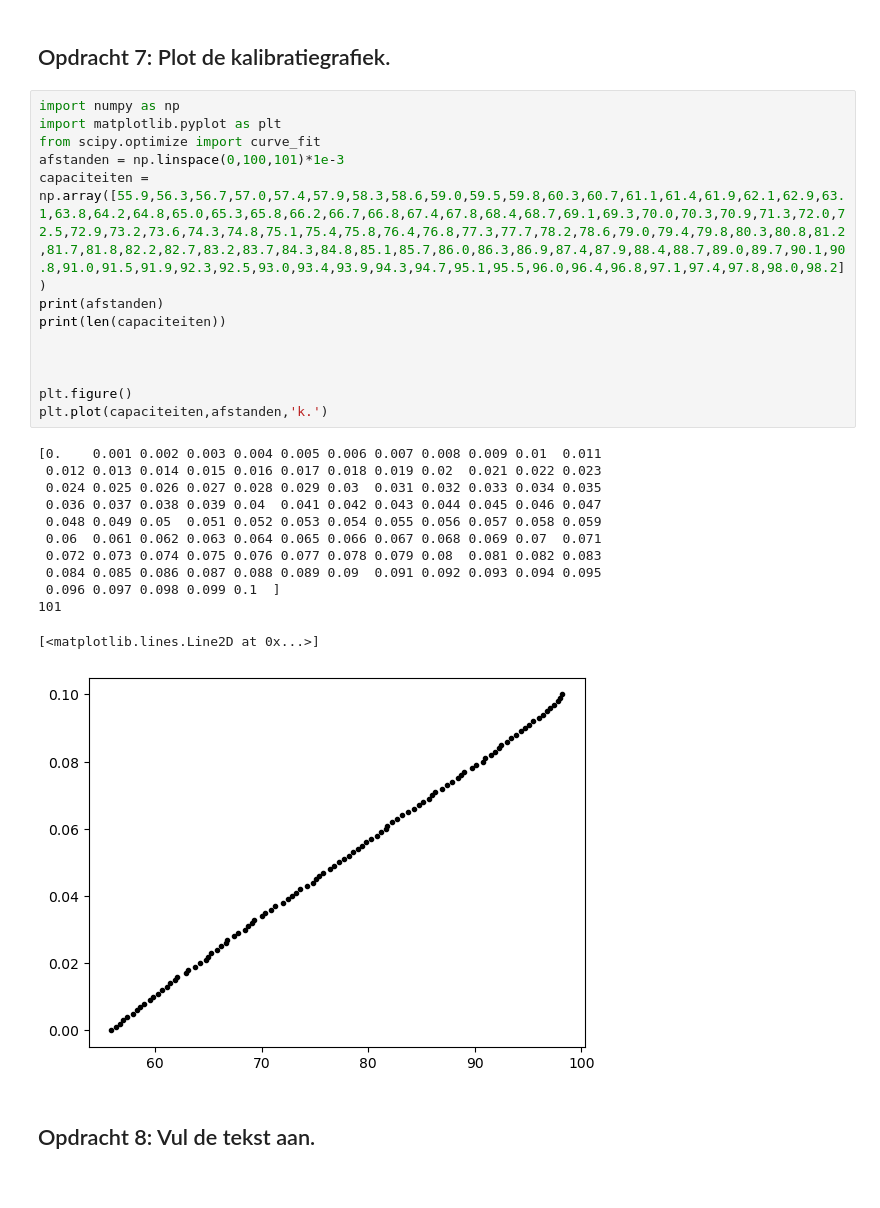
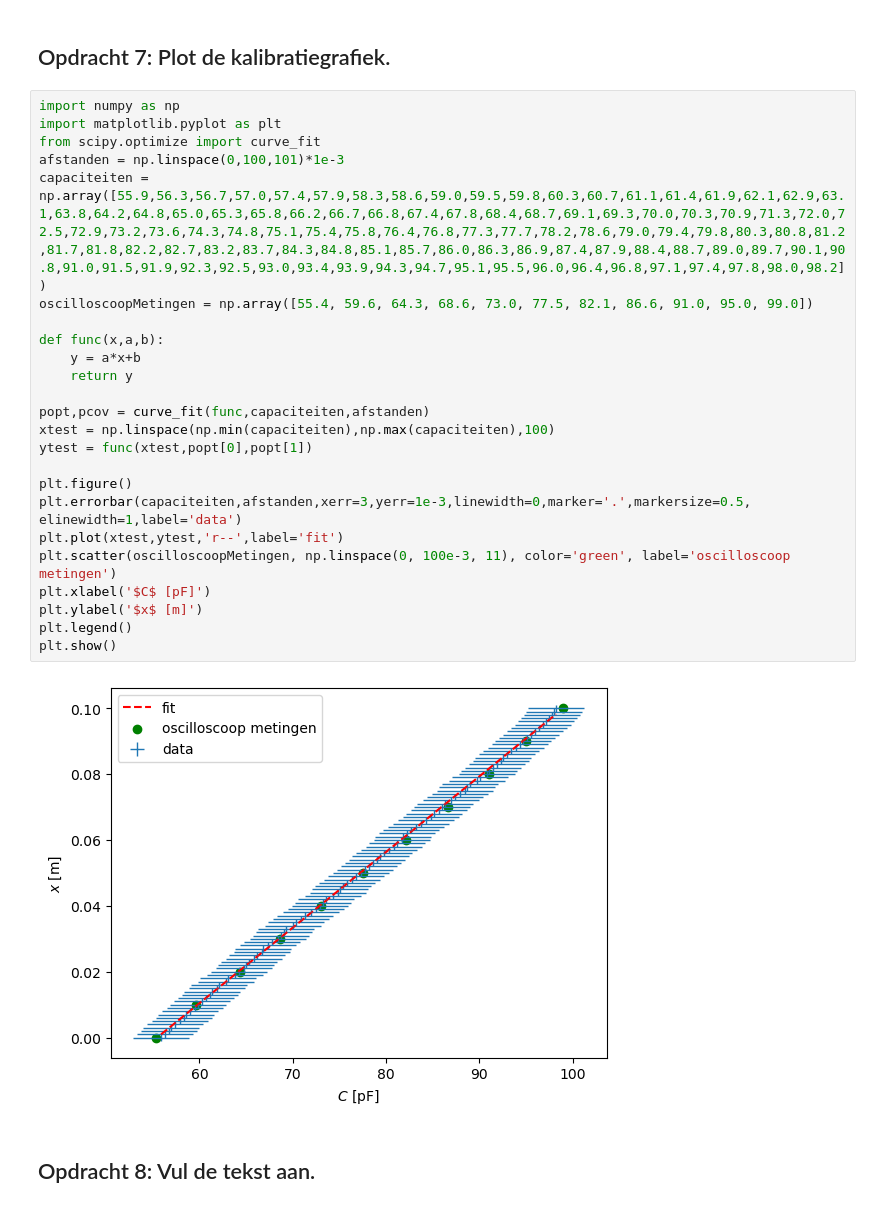
Before and after one commit to fKogelTU/opdrachten-DEF-D, a Jupyter notebook: FysiekeOntwerpopdrachten/2OntwerpEenSensorCondensator/DEFOntwerpopdracht2OntwerpEenSensorInvulTemplate.ipynb, the cells around one changed output. Cells and saved outputs as stored; diff of their text form.

```diff
--- a/FysiekeOntwerpopdrachten/2OntwerpEenSensorCondensator/DEFOntwerpopdracht2OntwerpEenSensorInvulTemplate.ipynb
+++ b/FysiekeOntwerpopdrachten/2OntwerpEenSensorCondensator/DEFOntwerpopdracht2OntwerpEenSensorInvulTemplate.ipynb
@@ -94,28 +118,28 @@ Pas deze tekst aan: Wij gaan een sensor maken die de afstand meet door een dun v
 # %%
 import numpy as np
 import matplotlib.pyplot as plt
 from scipy.optimize import curve_fit
 afstanden = np.linspace(0,100,101)*1e-3
 capaciteiten = np.array([55.9,56.3,56.7,57.0,57.4,57.9,58.3,58.6,59.0,59.5,59.8,60.3,60.7,61.1,61.4,61.9,62.1,62.9,63.1,63.8,64.2,64.8,65.0,65.3,65.8,66.2,66.7,66.8,67.4,67.8,68.4,68.7,69.1,69.3,70.0,70.3,70.9,71.3,72.0,72.5,72.9,73.2,73.6,74.3,74.8,75.1,75.4,75.8,76.4,76.8,77.3,77.7,78.2,78.6,79.0,79.4,79.8,80.3,80.8,81.2,81.7,81.8,82.2,82.7,83.2,83.7,84.3,84.8,85.1,85.7,86.0,86.3,86.9,87.4,87.9,88.4,88.7,89.0,89.7,90.1,90.8,91.0,91.5,91.9,92.3,92.5,93.0,93.4,93.9,94.3,94.7,95.1,95.5,96.0,96.4,96.8,97.1,97.4,97.8,98.0,98.2])
-print(afstanden)
-print(len(capaciteiten))
+oscilloscoopMetingen = np.array([55.4, 59.6, 64.3, 68.6, 73.0, 77.5, 82.1, 86.6, 91.0, 95.0, 99.0])
 
+def func(x,a,b):
+    y = a*x+b
+    return y
 
+popt,pcov = curve_fit(func,capaciteiten,afstanden)
+xtest = np.linspace(np.min(capaciteiten),np.max(capaciteiten),100)
+ytest = func(xtest,popt[0],popt[1])
 
 plt.figure()
-plt.plot(capaciteiten,afstanden,'k.')
+plt.errorbar(capaciteiten,afstanden,xerr=3,yerr=1e-3,linewidth=0,marker='.',markersize=0.5, elinewidth=1,label='data')
+plt.plot(xtest,ytest,'r--',label='fit')
+plt.scatter(oscilloscoopMetingen, np.linspace(0, 100e-3, 11), color='green', label='oscilloscoop metingen')
+plt.xlabel('$C$ [pF]')
+plt.ylabel('$x$ [m]')
+plt.legend()
+plt.show()
 # %% [output]
-[0.    0.001 0.002 0.003 0.004 0.005 0.006 0.007 0.008 0.009 0.01  0.011
- 0.012 0.013 0.014 0.015 0.016 0.017 0.018 0.019 0.02  0.021 0.022 0.023
- 0.024 0.025 0.026 0.027 0.028 0.029 0.03  0.031 0.032 0.033 0.034 0.035
- 0.036 0.037 0.038 0.039 0.04  0.041 0.042 0.043 0.044 0.045 0.046 0.047
- 0.048 0.049 0.05  0.051 0.052 0.053 0.054 0.055 0.056 0.057 0.058 0.059
- 0.06  0.061 0.062 0.063 0.064 0.065 0.066 0.067 0.068 0.069 0.07  0.071
- 0.072 0.073 0.074 0.075 0.076 0.077 0.078 0.079 0.08  0.081 0.082 0.083
- 0.084 0.085 0.086 0.087 0.088 0.089 0.09  0.091 0.092 0.093 0.094 0.095
- 0.096 0.097 0.098 0.099 0.1  ]
-101
-[<matplotlib.lines.Line2D at 0x...>]
-[figure, old version]
+[figure, new version]
 # %% [markdown]
 ## Opdracht 8: Vul de tekst aan.
```
Also changed, not shown: parts of 5 cells of this notebook, 1 other file.
